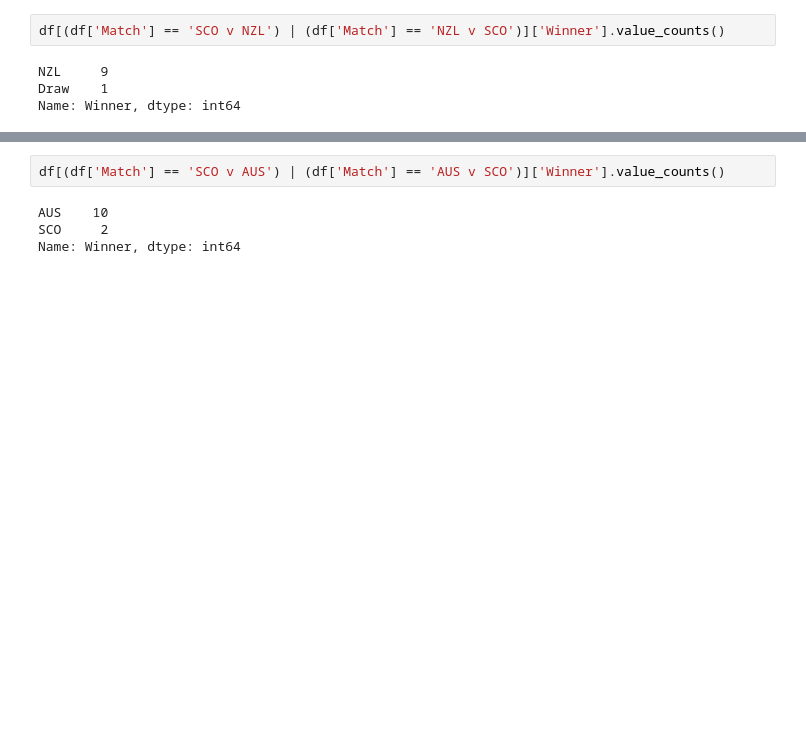
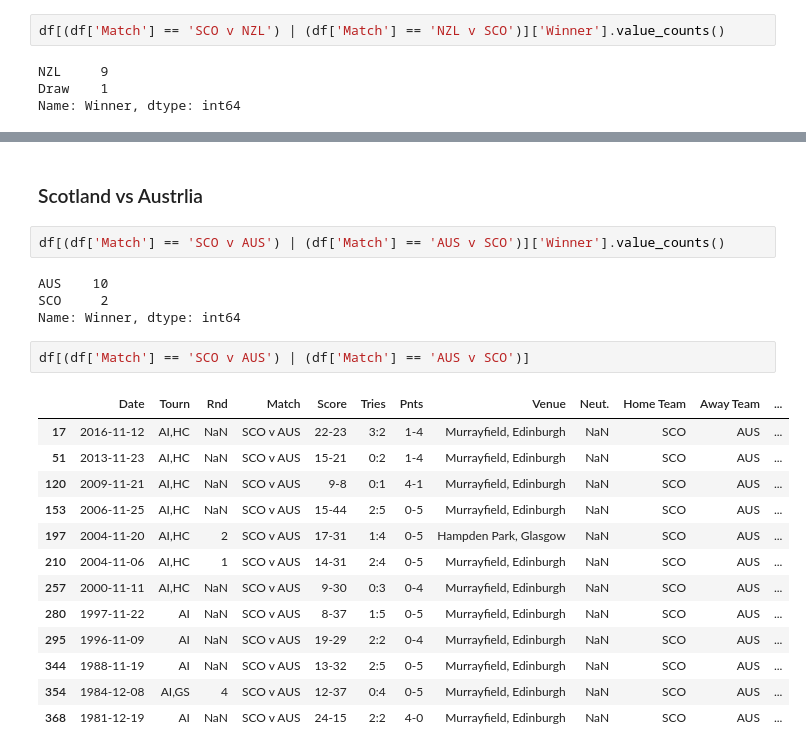
Before and after one commit to gpmurphy7/Rugby_analysis, a Jupyter notebook: Autumn_International_Analysis/Autum_Internationals_First_Look.ipynb, the cells around one changed output, grey strips where cells are left out. Saved outputs shown, nothing was run; the diff lists cells and outputs as text; blank space fills up the shorter version.

```diff
--- a/Autumn_International_Analysis/Autum_Internationals_First_Look.ipynb
+++ b/Autumn_International_Analysis/Autum_Internationals_First_Look.ipynb
@@ -520,6 +625,24 @@ Name: Winner, dtype: int64
+# %% [markdown]
+### Scotland vs Austrlia
 # %%
 df[(df['Match'] == 'SCO v AUS') | (df['Match'] == 'AUS v SCO')]['Winner'].value_counts()
 # %% [output]
 AUS    10
 SCO     2
 Name: Winner, dtype: int64
+# %%
+df[(df['Match'] == 'SCO v AUS') | (df['Match'] == 'AUS v SCO')]
+# %% [output]
+|  | Date | Tourn | Rnd | Match | Score | Tries | Pnts | Venue | Neut. | Home Team | Away Team | ... |
+| 17 | 2016-11-12 | AI,HC | NaN | SCO v AUS | 22-23 | 3:2 | 1-4 | Murrayfield, Edinburgh | NaN | SCO | AUS | ... |
+| 51 | 2013-11-23 | AI,HC | NaN | SCO v AUS | 15-21 | 0:2 | 1-4 | Murrayfield, Edinburgh | NaN | SCO | AUS | ... |
+| 120 | 2009-11-21 | AI,HC | NaN | SCO v AUS | 9-8 | 0:1 | 4-1 | Murrayfield, Edinburgh | NaN | SCO | AUS | ... |
+| 153 | 2006-11-25 | AI,HC | NaN | SCO v AUS | 15-44 | 2:5 | 0-5 | Murrayfield, Edinburgh | NaN | SCO | AUS | ... |
+| 197 | 2004-11-20 | AI,HC | 2 | SCO v AUS | 17-31 | 1:4 | 0-5 | Hampden Park, Glasgow | NaN | SCO | AUS | ... |
+| 210 | 2004-11-06 | AI,HC | 1 | SCO v AUS | 14-31 | 2:4 | 0-5 | Murrayfield, Edinburgh | NaN | SCO | AUS | ... |
+| 257 | 2000-11-11 | AI,HC | NaN | SCO v AUS | 9-30 | 0:3 | 0-4 | Murrayfield, Edinburgh | NaN | SCO | AUS | ... |
+| 280 | 1997-11-22 | AI | NaN | SCO v AUS | 8-37 | 1:5 | 0-5 | Murrayfield, Edinburgh | NaN | SCO | AUS | ... |
+| 295 | 1996-11-09 | AI | NaN | SCO v AUS | 19-29 | 2:2 | 0-4 | Murrayfield, Edinburgh | NaN | SCO | AUS | ... |
+| 344 | 1988-11-19 | AI | NaN | SCO v AUS | 13-32 | 2:5 | 0-5 | Murrayfield, Edinburgh | NaN | SCO | AUS | ... |
+| 354 | 1984-12-08 | AI,GS | 4 | SCO v AUS | 12-37 | 0:4 | 0-5 | Murrayfield, Edinburgh | NaN | SCO | AUS | ... |
+| 368 | 1981-12-19 | AI | NaN | SCO v AUS | 24-15 | 2:2 | 4-0 | Murrayfield, Edinburgh | NaN | SCO | AUS | ... |
```
Also changed, not shown: parts of 14 cells of this notebook, 1 other file.
